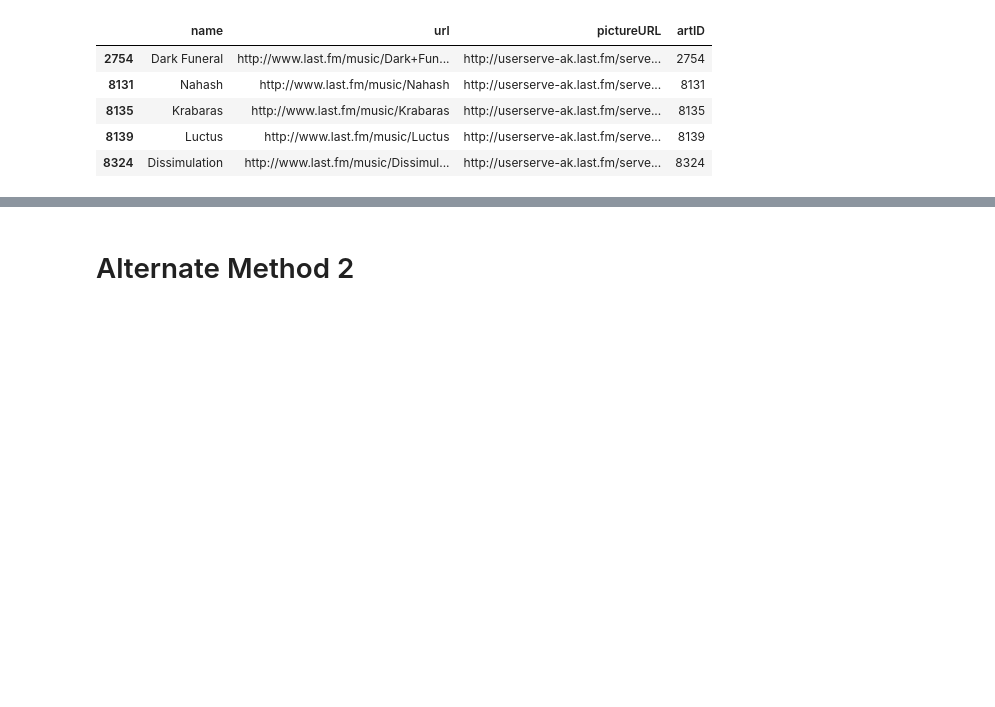
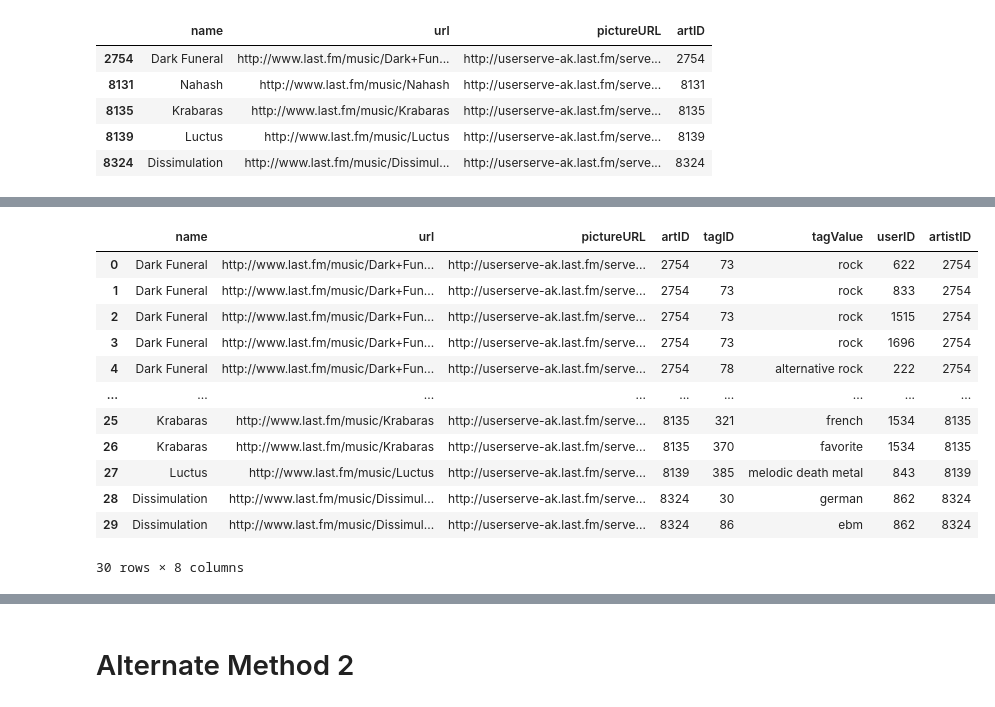
Before and after one commit to kiansweeney11/Ca4015-final-assignment, a Jupyter notebook: recommender.ipynb, the cells around one changed output, grey strips where cells are left out. Drawn from its saved outputs; the diff is of its cells as text; code cells hidden in the pictures; blank space fills up the shorter version.

```diff
--- a/recommender.ipynb
+++ b/recommender.ipynb
@@ -1548,0 +1482,20 @@ tags[tags['userID'] == 83]
+# %%
+zzzz = df[df['artID'].isin(recommended_artist_ids)]
+# %%
+zzzz1 = pd.merge(zzzz, tags, how="inner", left_on=['artID'], right_on=['artistID'])
+# %%
+zzzz1
+# %% [output]
+|  | name | url | pictureURL | artID | tagID | tagValue | userID | artistID |
+| 0 | Dark Funeral | http://www.last.fm/music/Dark+Fun... | http://userserve-ak.last.fm/serve... | 2754 | 73 | rock | 622 | 2754 |
+| 1 | Dark Funeral | http://www.last.fm/music/Dark+Fun... | http://userserve-ak.last.fm/serve... | 2754 | 73 | rock | 833 | 2754 |
+| 2 | Dark Funeral | http://www.last.fm/music/Dark+Fun... | http://userserve-ak.last.fm/serve... | 2754 | 73 | rock | 1515 | 2754 |
+| 3 | Dark Funeral | http://www.last.fm/music/Dark+Fun... | http://userserve-ak.last.fm/serve... | 2754 | 73 | rock | 1696 | 2754 |
+| 4 | Dark Funeral | http://www.last.fm/music/Dark+Fun... | http://userserve-ak.last.fm/serve... | 2754 | 78 | alternative rock | 222 | 2754 |
+| ... | ... | ... | ... | ... | ... | ... | ... | ... |
+| 25 | Krabaras | http://www.last.fm/music/Krabaras | http://userserve-ak.last.fm/serve... | 8135 | 321 | french | 1534 | 8135 |
+| 26 | Krabaras | http://www.last.fm/music/Krabaras | http://userserve-ak.last.fm/serve... | 8135 | 370 | favorite | 1534 | 8135 |
+| 27 | Luctus | http://www.last.fm/music/Luctus | http://userserve-ak.last.fm/serve... | 8139 | 385 | melodic death metal | 843 | 8139 |
+| 28 | Dissimulation | http://www.last.fm/music/Dissimul... | http://userserve-ak.last.fm/serve... | 8324 | 30 | german | 862 | 8324 |
+| 29 | Dissimulation | http://www.last.fm/music/Dissimul... | http://userserve-ak.last.fm/serve... | 8324 | 86 | ebm | 862 | 8324 |
+30 rows × 8 columns
```
Also changed, not shown: parts of 46 cells of this notebook.
